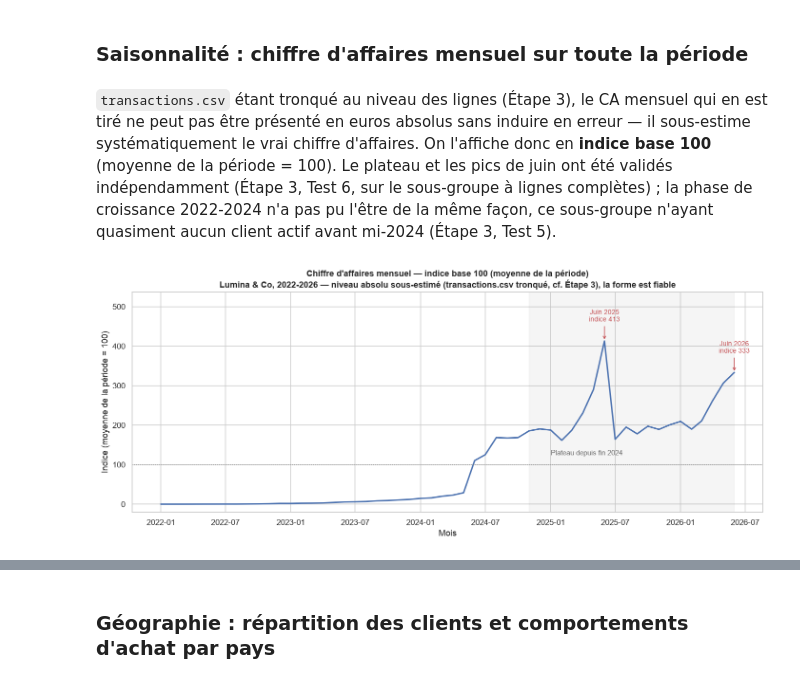
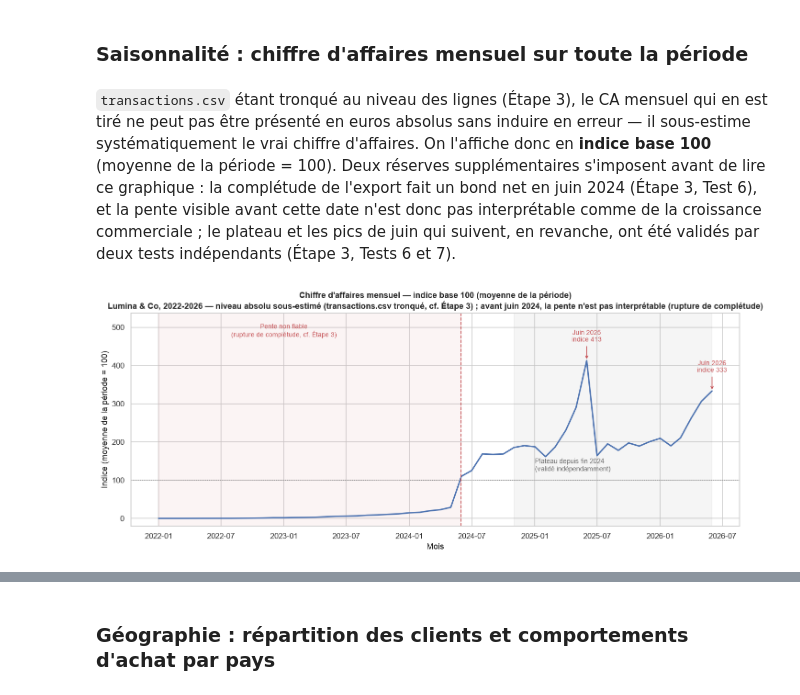
Before and after one commit to Alibenaqa/lumina_data_marketing, a Jupyter notebook: notebooks/01_eda_cleaning.ipynb, the cells around one changed output, grey strips where cells are left out. Saved outputs shown, nothing was run; the diff lists cells and outputs as text; code cells hidden in the pictures.

```diff
--- a/notebooks/01_eda_cleaning.ipynb
+++ b/notebooks/01_eda_cleaning.ipynb
@@ -687,43 +771,48 @@ Jour 2, mais un tiers de la base, pas un cinquième.
 mensuel qui en est tiré ne peut pas être présenté en euros absolus sans
 induire en erreur — il sous-estime systématiquement le vrai chiffre
 d'affaires. On l'affiche donc en **indice base 100** (moyenne de la période
-= 100). Le plateau et les pics de juin ont été validés indépendamment (Étape
-3, Test 6, sur le sous-groupe à lignes complètes) ; la phase de croissance
-2022-2024 n'a pas pu l'être de la même façon, ce sous-groupe n'ayant quasiment
-aucun client actif avant mi-2024 (Étape 3, Test 5).
+= 100). Deux réserves supplémentaires s'imposent avant de lire ce graphique :
+la complétude de l'export fait un bond net en juin 2024 (Étape 3, Test 6),
+et la pente visible avant cette date n'est donc pas interprétable comme de la
+croissance commerciale ; le plateau et les pics de juin qui suivent, en
+revanche, ont été validés par deux tests indépendants (Étape 3, Tests 6 et 7).
 # %%
 monthly_revenue = (
     sales_all.set_index("invoice_date")["line_total"]
     .resample("MS")
     .sum()
 )
 monthly_index = monthly_revenue / monthly_revenue.mean() * 100
 
 fig, ax = plt.subplots(figsize=(13, 5.5))
 ax.plot(monthly_index.index, monthly_index.values, color="#4C72B0", linewidth=2)
 ax.axhline(100, color="grey", linestyle=":", linewidth=1)
 ax.set_title(
     "Chiffre d'affaires mensuel — indice base 100 (moyenne de la période)\n"
-    "Lumina & Co, 2022-2026 — niveau absolu sous-estimé (transactions.csv tronqué, cf. Étape 3), la forme est fiable"
+    "Lumina & Co, 2022-2026 — niveau absolu sous-estimé (transactions.csv tronqué, cf. Étape 3) ; avant juin 2024, la pente n'est pas interprétable (rupture de complétude)"
 )
 ax.set_xlabel("Mois")
 ax.set_ylabel("Indice (moyenne de la période = 100)")
 ax.set_ylim(top=monthly_index.max() * 1.3)
+ax.axvspan(pd.Timestamp("2022-01-01"), pd.Timestamp("2024-06-01"), color="#C44E52", alpha=0.06)
+ax.axvline(pd.Timestamp("2024-06-01"), color="#C44E52", linestyle="--", linewidth=1.2)
+ax.text(pd.Timestamp("2023-01-01"), monthly_index.max() * 1.15,
+        "Pente non fiable\n(rupture de complétude, cf. Étape 3)", fontsize=9, color="#C44E52", ha="center")
 ax.axvspan(pd.Timestamp("2024-11-01"), monthly_index.index.max(), color="grey", alpha=0.08)
 ax.text(pd.Timestamp("2025-01-01"), monthly_index.max() * 0.3,
-        "Plateau depuis fin 2024", fontsize=10, color="dimgrey")
+        "Plateau depuis fin 2024\n(validé indépendamment)", fontsize=10, color="dimgrey")
 
 for year in [2025, 2026]:
     june = pd.Timestamp(f"{year}-06-01")
     if june in monthly_index.index:
         ax.annotate(f"Juin {year}\nindice {monthly_index[june]:.0f}",
                     xy=(june, monthly_index[june]),
                     xytext=(june, monthly_index[june] + monthly_index.max() * 0.12),
                     ha="center", fontsize=9, color="#C44E52",
                     arrowprops=dict(arrowstyle="->", color="#C44E52"))
 
 fig.tight_layout()
 fig.savefig(FIGURES / "04_ca_mensuel.png", dpi=150, bbox_inches="tight")
 plt.show()
 # %% [output]
-[figure, old version]
+[figure, new version]
```
Also changed, not shown: parts of 10 cells of this notebook, 3 other files.
